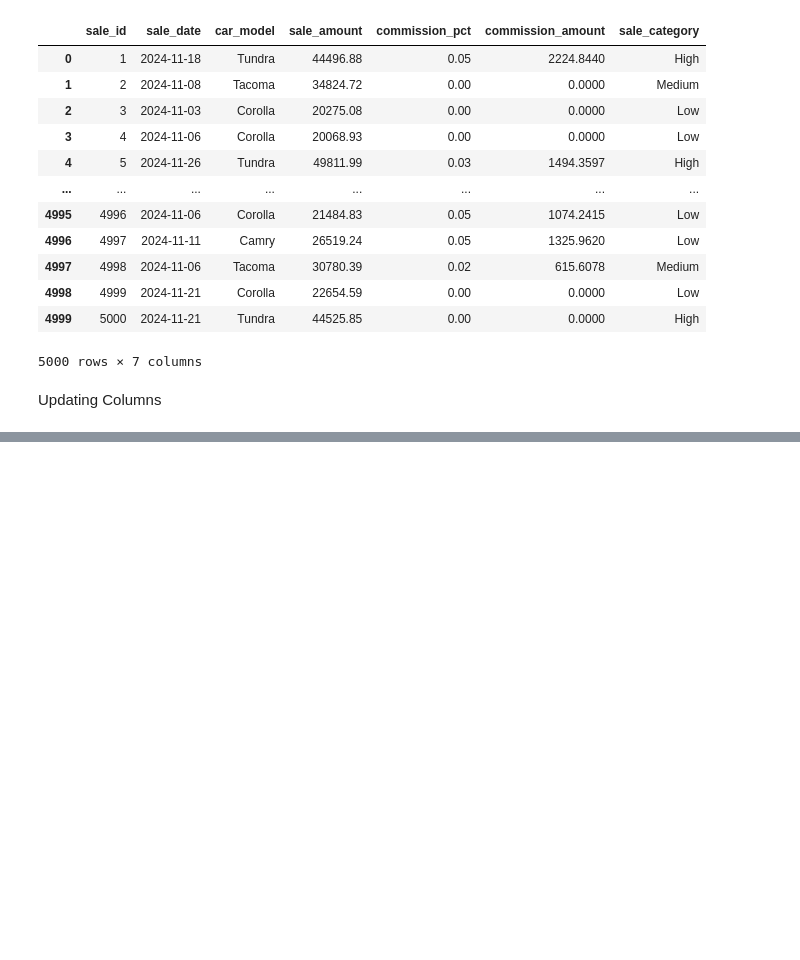
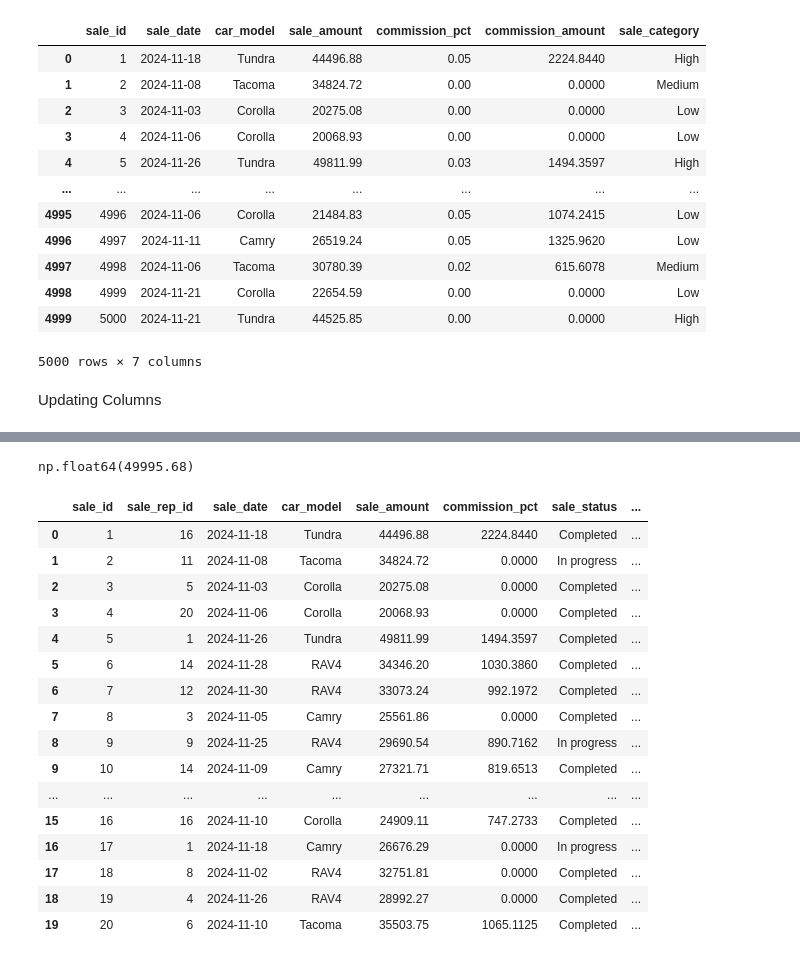
Before and after one commit to pradipbhattacharjya/Python, a Jupyter notebook: mos/Adding and Updating Columns.ipynb, the cells around one changed output, grey strips where cells are left out. Saved outputs shown, nothing was run; the diff lists cells and outputs as text; code cells hidden in the pictures; blank space fills up the shorter version.

```diff
--- a/mos/Adding and Updating Columns.ipynb
+++ b/mos/Adding and Updating Columns.ipynb
@@ -134,0 +147,3 @@ Updating Columns
+# %%
+toyota_sales_data["sale_status"] = toyota_sales_data["sale_status"].\
+    replace("Pending", "In progress")
@@ -134,0 +170,30 @@ Updating Columns
+# %%
+toyota_sales_data["sale_amount"].max()
+# %% [output]
+np.float64(49995.68)
+# %%
+toyota_sales_data["commission_pct"] = toyota_sales_data["commission_pct"].fillna(0)
+# %%
+toyota_sales_data["commission_amount"] = toyota_sales_data["sale_amount"] * toyota_sales_data["commission_pct"]
+# %%
+toyota_sales_data["profit_margin"] = (toyota_sales_data["sale_amount"] - toyota_sales_data["commission_amount"]) / toyota_sales_data["sale_amount"]
+# %%
+toyota_sales_data.head(20)
+# %% [output]
+|  | sale_id | sale_rep_id | sale_date | car_model | sale_amount | commission_pct | sale_status | ... |
+| 0 | 1 | 16 | 2024-11-18 | Tundra | 44496.88 | 2224.8440 | Completed | ... |
+| 1 | 2 | 11 | 2024-11-08 | Tacoma | 34824.72 | 0.0000 | In progress | ... |
+| 2 | 3 | 5 | 2024-11-03 | Corolla | 20275.08 | 0.0000 | Completed | ... |
+| 3 | 4 | 20 | 2024-11-06 | Corolla | 20068.93 | 0.0000 | Completed | ... |
+| 4 | 5 | 1 | 2024-11-26 | Tundra | 49811.99 | 1494.3597 | Completed | ... |
+| 5 | 6 | 14 | 2024-11-28 | RAV4 | 34346.20 | 1030.3860 | Completed | ... |
+| 6 | 7 | 12 | 2024-11-30 | RAV4 | 33073.24 | 992.1972 | Completed | ... |
+| 7 | 8 | 3 | 2024-11-05 | Camry | 25561.86 | 0.0000 | Completed | ... |
+| 8 | 9 | 9 | 2024-11-25 | RAV4 | 29690.54 | 890.7162 | In progress | ... |
+| 9 | 10 | 14 | 2024-11-09 | Camry | 27321.71 | 819.6513 | Completed | ... |
+| ... | ... | ... | ... | ... | ... | ... | ... | ... |
+| 15 | 16 | 16 | 2024-11-10 | Corolla | 24909.11 | 747.2733 | Completed | ... |
+| 16 | 17 | 1 | 2024-11-18 | Camry | 26676.29 | 0.0000 | In progress | ... |
+| 17 | 18 | 8 | 2024-11-02 | RAV4 | 32751.81 | 0.0000 | Completed | ... |
+| 18 | 19 | 4 | 2024-11-26 | RAV4 | 28992.27 | 0.0000 | Completed | ... |
+| 19 | 20 | 6 | 2024-11-10 | Tacoma | 35503.75 | 1065.1125 | Completed | ... |
```
Also changed, not shown: parts of 6 cells of this notebook.
